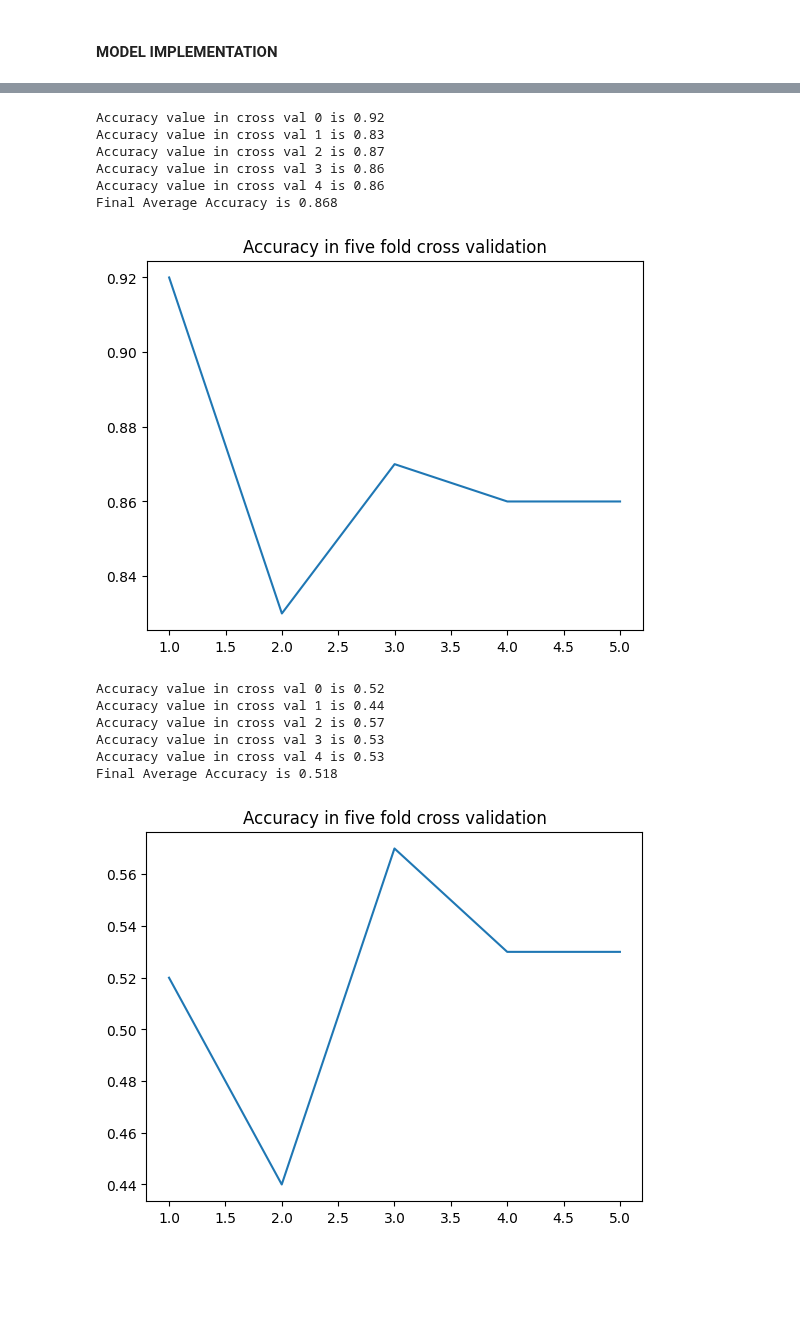
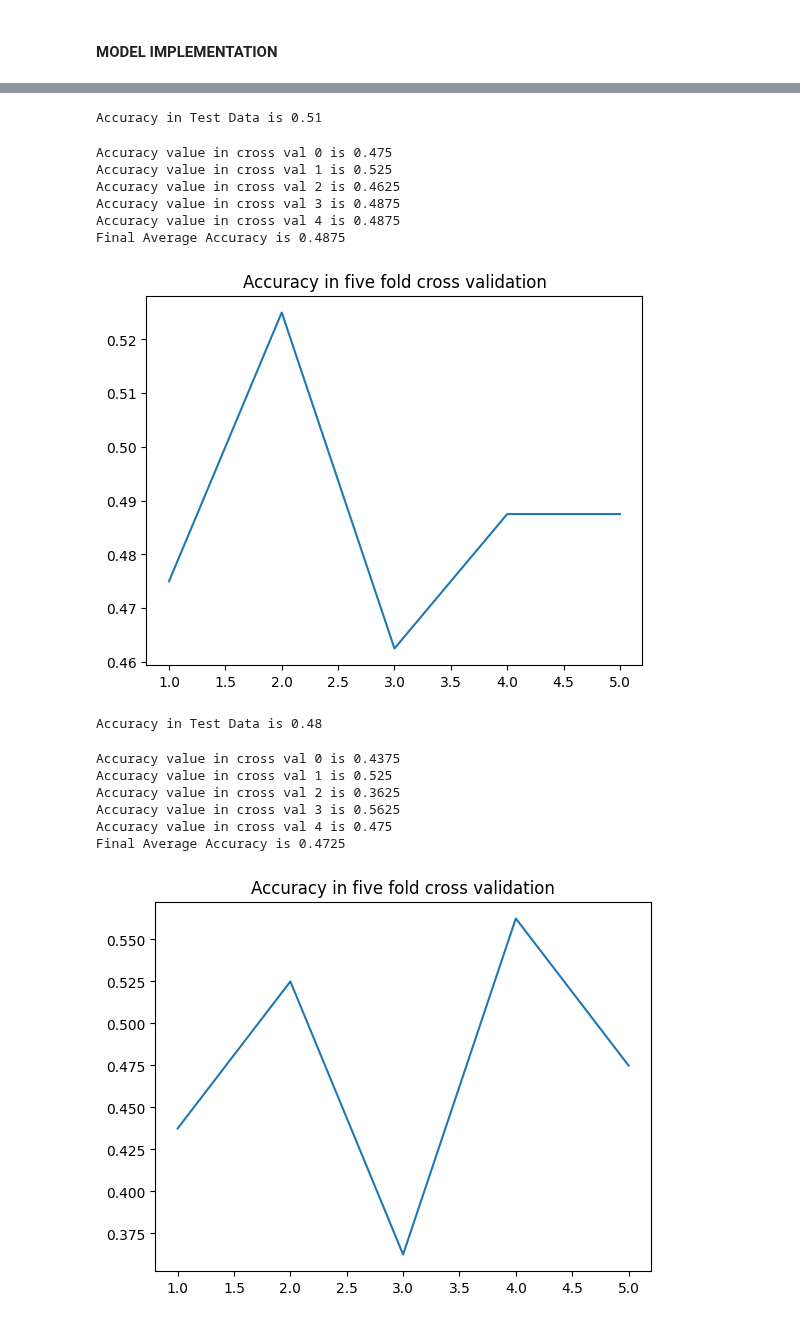
Before and after one commit to arjun8009/Python-Exeter, a Jupyter notebook: Learning Form Data ECMM445-CA1.ipynb, the cells around one changed output, grey strips where cells are left out. Cells and saved outputs as stored; diff of their text form; code cells hidden in the pictures; blank space fills up the shorter version.

```diff
--- a/Learning Form Data ECMM445-CA1.ipynb
+++ b/Learning Form Data ECMM445-CA1.ipynb
@@ -1146,7 +1210,7 @@ Final Average Accuracy is 0.76
 # %%
 from sklearn.svm import SVC
 Accuracy = []
-model_svcl = SVC(kernel='linear')
+model_svcl = SVC(kernel='linear',C=8,tol=0.0001,break_ties=True)
 for i in range(5):
     model_svcl.fit(xtrains[train_indexes_per_split[i]],ytrains[train_indexes_per_split[i]])
     print('Accuracy value in cross val {0} is {1}'.format(i,accuracy_score(ytrains[test_indexes_per_split[i]],
@@ -1169,6 +1238,6 @@ Final Average Accuracy is 0.656
 # %%
 Accuracy = []
-model_rbf = SVC(kernel='rbf',tol=0.0005)
+model_rbf = SVC(kernel='rbf',C=8,tol=0.0004)
 for i in range(5):
     model_rbf.fit(xtrains[train_indexes_per_split[i]],ytrains[train_indexes_per_split[i]])
     print('Accuracy value in cross val {0} is {1}'.format(i,accuracy_score(ytrains[test_indexes_per_split[i]],
@@ -1191,7 +1265,7 @@ Final Average Accuracy is 0.458
 # %%
 from sklearn.tree import DecisionTreeClassifier
 Accuracy = []
-model_dtc = DecisionTreeClassifier(max_depth=8)
+model_dtc = DecisionTreeClassifier(max_depth=7)
 for i in range(5):
     model_dtc.fit(xtrains[train_indexes_per_split[i]],ytrains[train_indexes_per_split[i]])
     print('Accuracy value in cross val {0} is {1}'.format(i,accuracy_score(ytrains[test_indexes_per_split[i]],
@@ -1214,7 +1288,12 @@ Final Average Accuracy is 0.808
+# %%
+print('Accuracy in Test Data is {0}'.format(accuracy_score(Y_test,
+    model_dtc.predict(X_test))))
+# %% [output]
+Accuracy in Test Data is 0.51
 # %%
 from sklearn.neural_network import MLPClassifier
 Accuracy = []
-model_mlp = MLPClassifier(hidden_layer_sizes=(500,8),activation='relu',solver='adam',random_state=89)
+model_mlp = MLPClassifier(hidden_layer_sizes=(600,7),activation='relu',solver='adam',random_state=193)
 for i in range(5):
     model_mlp.fit(xtrains[train_indexes_per_split[i]],ytrains[train_indexes_per_split[i]])
     print('Accuracy value in cross val {0} is {1}'.format(i,accuracy_score(ytrains[test_indexes_per_split[i]],
@@ -1227,34 +1306,39 @@ plt.title('Accuracy in five fold cross validation')
 plt.plot([1,2,3,4,5],Accuracy)
 plt.show()
 # %% [output]
-Accuracy value in cross val 0 is 0.92
-Accuracy value in cross val 1 is 0.83
-Accuracy value in cross val 2 is 0.87
-Accuracy value in cross val 3 is 0.86
-Accuracy value in cross val 4 is 0.86
-Final Average Accuracy is 0.868
+Accuracy value in cross val 0 is 0.475
+Accuracy value in cross val 1 is 0.525
+Accuracy value in cross val 2 is 0.4625
+Accuracy value in cross val 3 is 0.4875
+Accuracy value in cross val 4 is 0.4875
+Final Average Accuracy is 0.4875
-[figure, old version]
+[figure, new version]
+# %%
+print('Accuracy in Test Data is {0}'.format(accuracy_score(Y_test,
+    model_mlp.predict(X_test))))
+# %% [output]
+Accuracy in Test Data is 0.48
 # %%
 from sklearn.neighbors import KNeighborsClassifier
-n_neighbours = 3
+n_neighbours = 10
 Accuracy = []
 for i in range(5):
     model_knn = KNeighborsClassifier(n_neighbours)
     model_knn.fit(xtrains[train_indexes_per_split[i]],ytrains[train_indexes_per_split[i]])
     print('Accuracy value in cross val {0} is {1}'.format(i,accuracy_score(ytrains[test_indexes_per_split[i]],
     model_knn.predict(xtrains[test_indexes_per_split[i]]))))
     Accuracy.append(accuracy_score(ytrains[test_indexes_per_split[i]],
     model_knn.predict(xtrains[test_indexes_per_split[i]])))
 print('Final Average Accuracy is {0}'.format(sum(Accuracy)/5))
 plt.figure()
 plt.title('Accuracy in five fold cross validation')
 plt.plot([1,2,3,4,5],Accuracy)
 plt.show()
 # %% [output]
-Accuracy value in cross val 0 is 0.52
-Accuracy value in cross val 1 is 0.44
-Accuracy value in cross val 2 is 0.57
-Accuracy value in cross val 3 is 0.53
-Accuracy value in cross val 4 is 0.53
-Final Average Accuracy is 0.518
+Accuracy value in cross val 0 is 0.4375
+Accuracy value in cross val 1 is 0.525
+Accuracy value in cross val 2 is 0.3625
+Accuracy value in cross val 3 is 0.5625
+Accuracy value in cross val 4 is 0.475
+Final Average Accuracy is 0.4725
-[figure, old version]
+[figure, new version]
```
Also changed, not shown: parts of 38 cells of this notebook.
